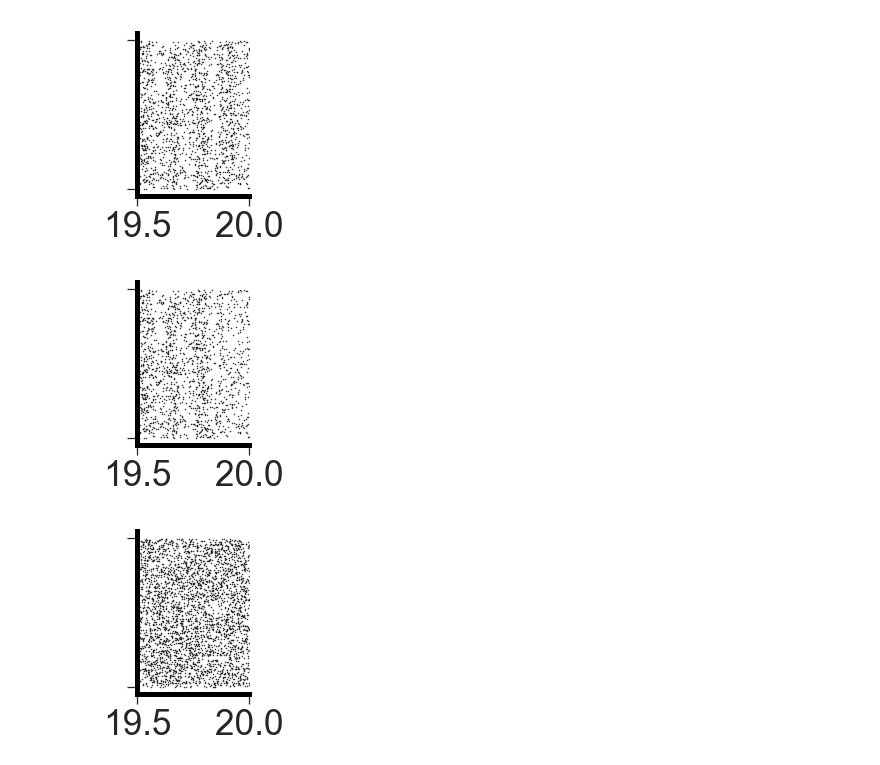
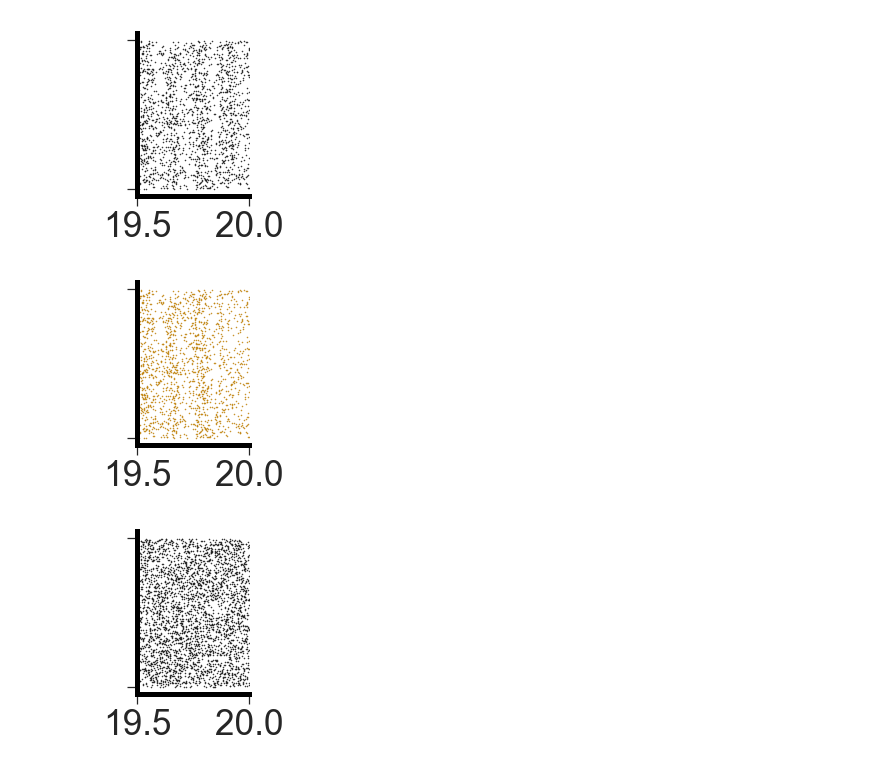
Before and after one commit to voytekresearch/resistingrhythm, a Jupyter notebook: resistingrhythm/ipynb/paper_figures_HHH.ipynb, the cells around one changed output. Cells and saved outputs as stored; diff of their text form; code cells hidden in the pictures.

```diff
--- a/resistingrhythm/ipynb/paper_figures_HHH.ipynb
+++ b/resistingrhythm/ipynb/paper_figures_HHH.ipynb
@@ -220,14 +215,14 @@ sns.despine()
 # %%
 # plt.figure()
 fig, ax = plt.subplots(1, sharex=True, figsize=(2, 3))
 
 _ = ax.plot(ts_burst, ns_burst,
-               markersize=.5, marker='o', linestyle='', color='k')
+               markersize=.5, marker='o', linestyle='', color='#c1840e')
 _ = ax.set_yticklabels([])
 _ = ax.set_xlim(19.5, 20.0)
 sns.despine()
 # %% [output]
-[figure, old version]
+[figure, new version]
 # %%
 # plt.figure()
 fig, ax = plt.subplots(1, sharex=True, figsize=(2, 3))
```
Also changed, not shown: parts of 13 cells of this notebook.
